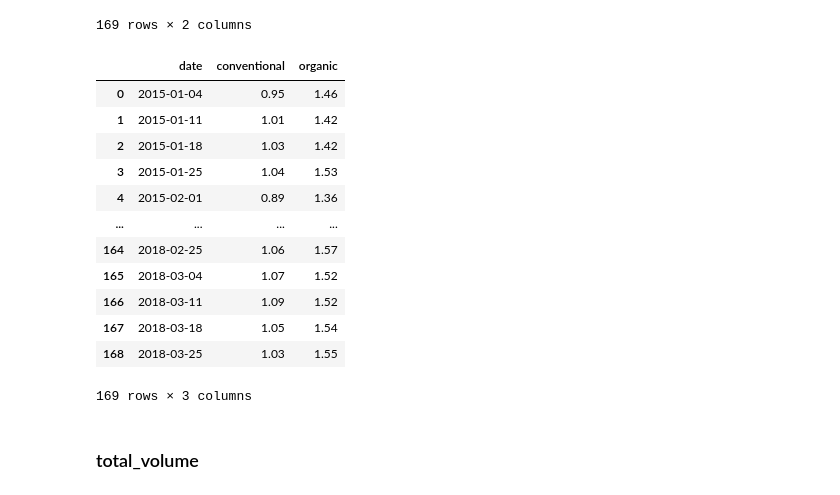
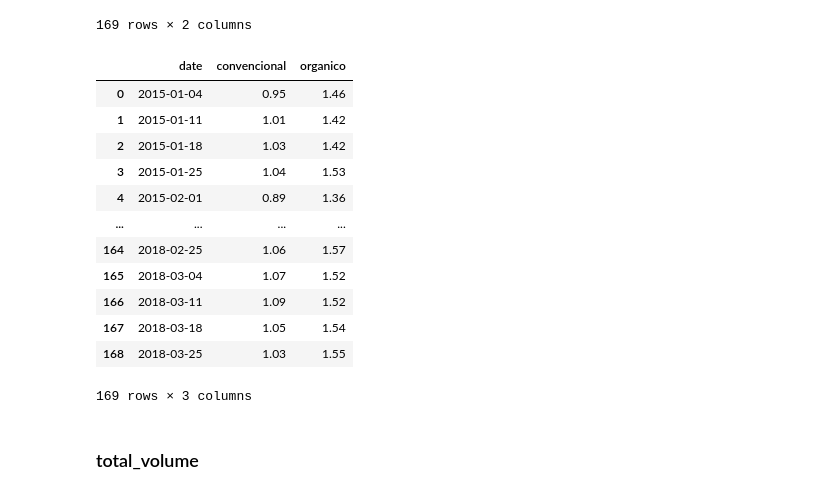
Before and after one commit to tomas-lucena/avocado, a Jupyter notebook: notebook/parte_1.ipynb, the cells around one changed output. Saved outputs shown, nothing was run; the diff lists cells and outputs as text; code cells hidden in the pictures.

```diff
--- a/notebook/parte_1.ipynb
+++ b/notebook/parte_1.ipynb
@@ -154,17 +155,17 @@ px.bar(_df.groupby(_df.date.dt.quarter).mean(), barmode="group")
 # %%
 average_price_conventional = df.loc[mask_conventional,['date','average_price']]
 average_price_organic = df.loc[mask_organic,['date','average_price']]
 
 
-average_price_conventional.columns  = ['date','conventional']
-average_price_organic.columns       = ['date','organic']
+average_price_conventional.columns  = ['date','convencional']
+average_price_organic.columns       = ['date','organico']
 
 
 _df = pd.merge(average_price_conventional,average_price_organic,on='date')
 
 _df
 # %% [output]
-|  | date | conventional | organic |
+|  | date | convencional | organico |
 | 0 | 2015-01-04 | 0.95 | 1.46 |
 | 1 | 2015-01-11 | 1.01 | 1.42 |
 | 2 | 2015-01-18 | 1.03 | 1.42 |
```
Also changed, not shown: parts of 17 cells of this notebook.
